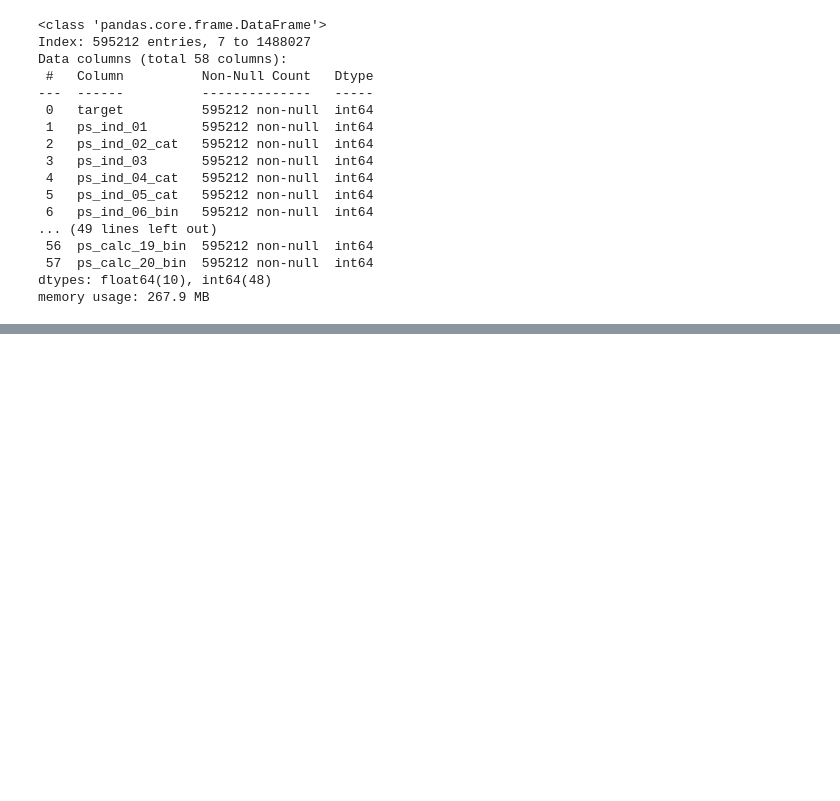
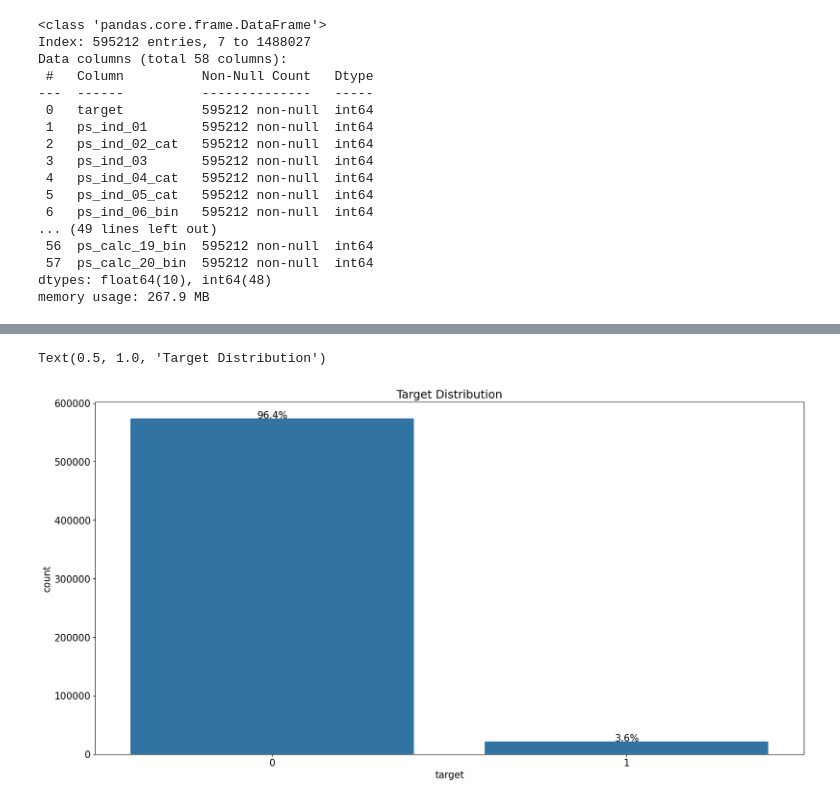
Before and after one commit to SH-RyuKH/AI_AI, a Jupyter notebook: Safe_Driver_Prediction.ipynb, the cells around one changed output, grey strips where cells are left out. Cells and saved outputs as stored; diff of their text form; code cells hidden in the pictures; blank space fills up the shorter version.

```diff
--- a/Safe_Driver_Prediction.ipynb
+++ b/Safe_Driver_Prediction.ipynb
@@ -45,0 +100,21 @@ memory usage: 267.9 MB
+# %%
+def write_percent(ax, total_size):
+    for p in ax.patches:
+        #도형 높이
+        height = p.get_height()
+        #도형 너비
+        width = p.get_width()
+        #도형 왼쪽 테두리의 x축 위치
+        x = p.get_x()
+        percent = height/total_size * 100
+
+        ax.text(x+width/2., height + total_size*0.001, f'{percent:.1f}%', ha='center')
+
+mpl.rc('font', size = 15)
+plt.figure(figsize=(20, 10))
+ax = sns.countplot(x='target', data=train)
+write_percent(ax, len(train))
+ax.set_title('Target Distribution')
+# %% [output]
+Text(0.5, 1.0, 'Target Distribution')
+[figure, added]
```
Also changed, not shown: parts of 9 cells of this notebook.
